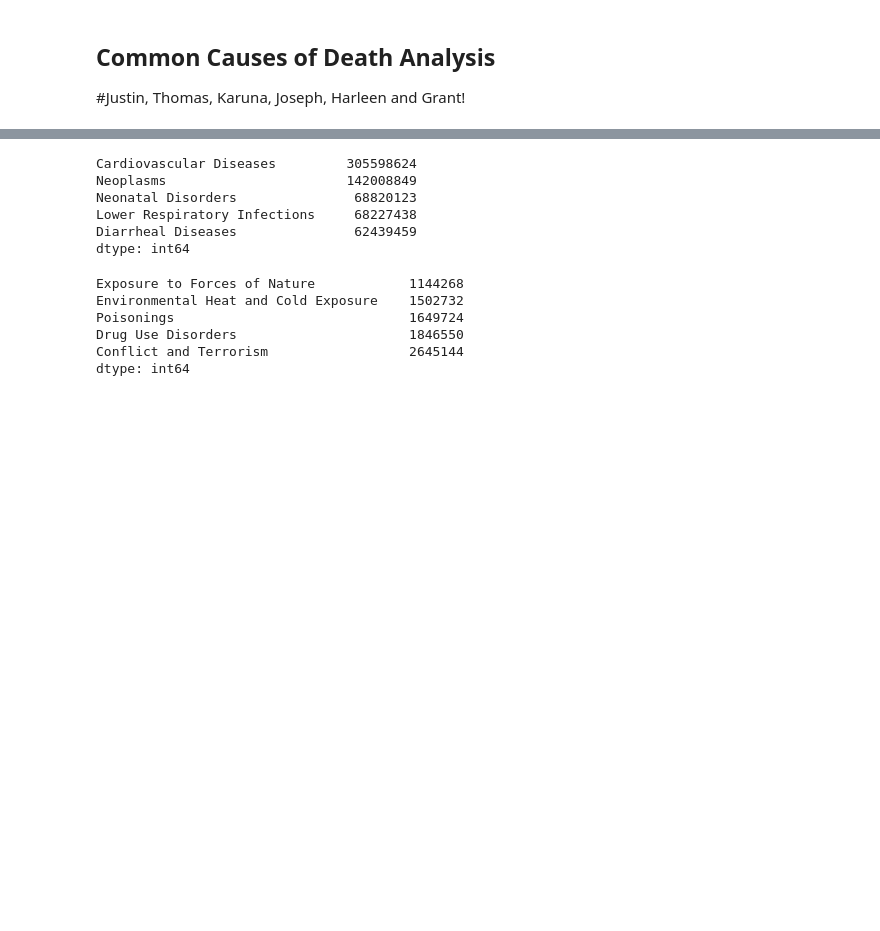
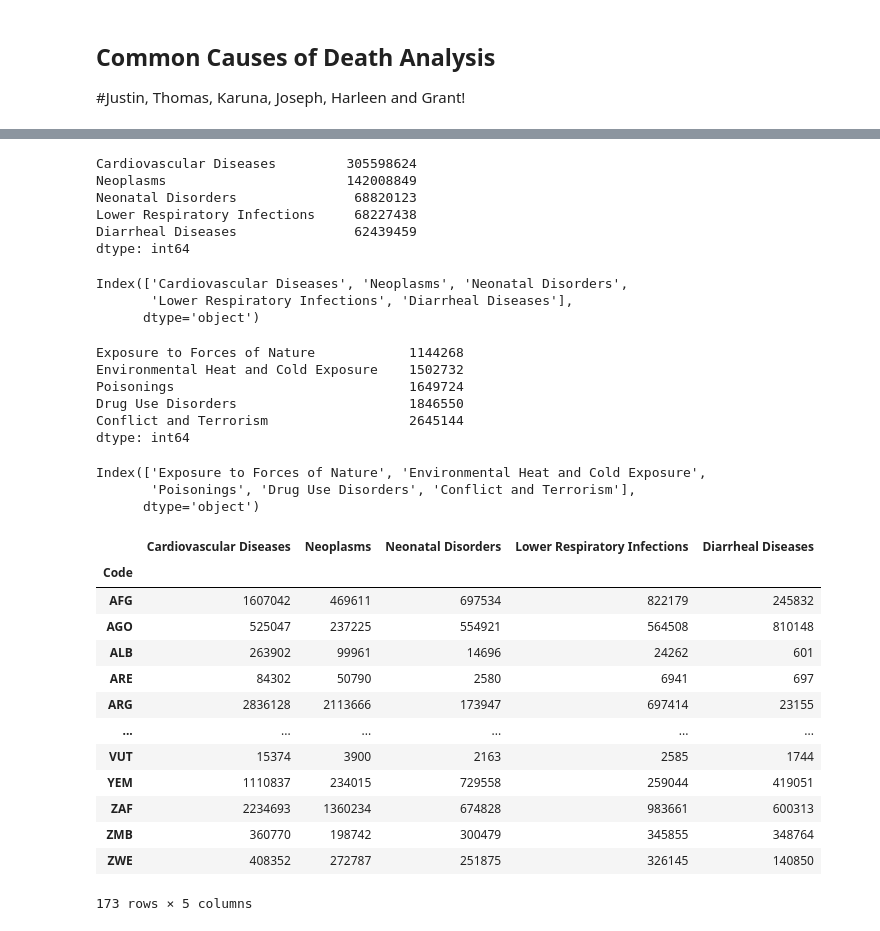
Before and after one commit to thomasjngo/Cause-of-Death-Analysis, a Jupyter notebook: Cause of Death Analysis/CommonCausesofDeath.ipynb, the cells around one changed output, grey strips where cells are left out. Cells and saved outputs as stored; diff of their text form; code cells hidden in the pictures; blank space fills up the shorter version.

```diff
--- a/Cause of Death Analysis/CommonCausesofDeath.ipynb
+++ b/Cause of Death Analysis/CommonCausesofDeath.ipynb
@@ -71,8 +86,10 @@ top_deaths_df=cause_aid_pop_df[['Meningitis',
        'Fire, Heat, and Hot Substances', 'Acute Hepatitis']].sum()
 
 top_deaths_df=top_deaths_df.sort_values(ascending=False)
-least_deaths_df=top_deaths_df.sort_values()
 top_deaths_df.head()
+top_deaths=top_deaths_df[:5]
+display(top_deaths)
+top_deaths.index
 # %% [output]
 Cardiovascular Diseases         305598624
 Neoplasms                       142008849
@@ -80,9 +97,16 @@ Neonatal Disorders               68820123
 Lower Respiratory Infections     68227438
 Diarrheal Diseases               62439459
 dtype: int64
+Index(['Cardiovascular Diseases', 'Neoplasms', 'Neonatal Disorders',
+       'Lower Respiratory Infections', 'Diarrheal Diseases'],
+      dtype='object')
 # %%
 #least deadly causes of death 1990-2019
+least_deaths_df=top_deaths_df.sort_values()
 least_deaths_df.head()
+least_deaths=least_deaths_df[:5]
+display(least_deaths)
+least_deaths.index
 # %% [output]
 Exposure to Forces of Nature            1144268
 Environmental Heat and Cold Exposure    1502732
@@ -90,3 +114,26 @@ Poisonings                              1649724
 Drug Use Disorders                      1846550
 Conflict and Terrorism                  2645144
 dtype: int64
+Index(['Exposure to Forces of Nature', 'Environmental Heat and Cold Exposure',
+       'Poisonings', 'Drug Use Disorders', 'Conflict and Terrorism'],
+      dtype='object')
+# %%
+#top deaths per country
+top_death_country=cause_aid_pop_df.groupby(['Code'])[['Cardiovascular Diseases', 'Neoplasms', 'Neonatal Disorders',
+       'Lower Respiratory Infections', 'Diarrheal Diseases']].sum()
+display(top_death_country)
+# %% [output]
+|  | Cardiovascular Diseases | Neoplasms | Neonatal Disorders | Lower Respiratory Infections | Diarrheal Diseases |
+| Code |  |  |  |  |  |
+| AFG | 1607042 | 469611 | 697534 | 822179 | 245832 |
+| AGO | 525047 | 237225 | 554921 | 564508 | 810148 |
+| ALB | 263902 | 99961 | 14696 | 24262 | 601 |
+| ARE | 84302 | 50790 | 2580 | 6941 | 697 |
+| ARG | 2836128 | 2113666 | 173947 | 697414 | 23155 |
+| ... | ... | ... | ... | ... | ... |
+| VUT | 15374 | 3900 | 2163 | 2585 | 1744 |
+| YEM | 1110837 | 234015 | 729558 | 259044 | 419051 |
+| ZAF | 2234693 | 1360234 | 674828 | 983661 | 600313 |
+| ZMB | 360770 | 198742 | 300479 | 345855 | 348764 |
+| ZWE | 408352 | 272787 | 251875 | 326145 | 140850 |
+173 rows × 5 columns
```
Also changed, not shown: parts of 9 cells of this notebook, 1 other file.
